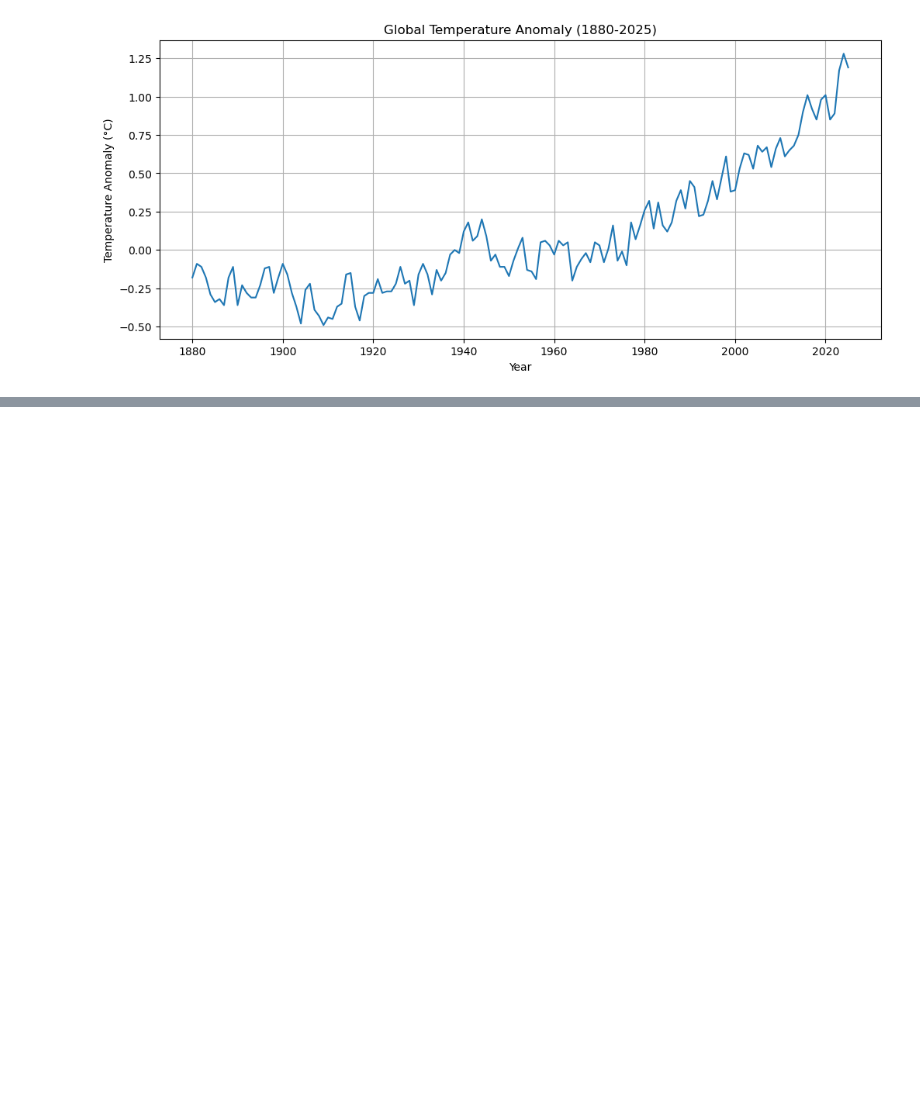
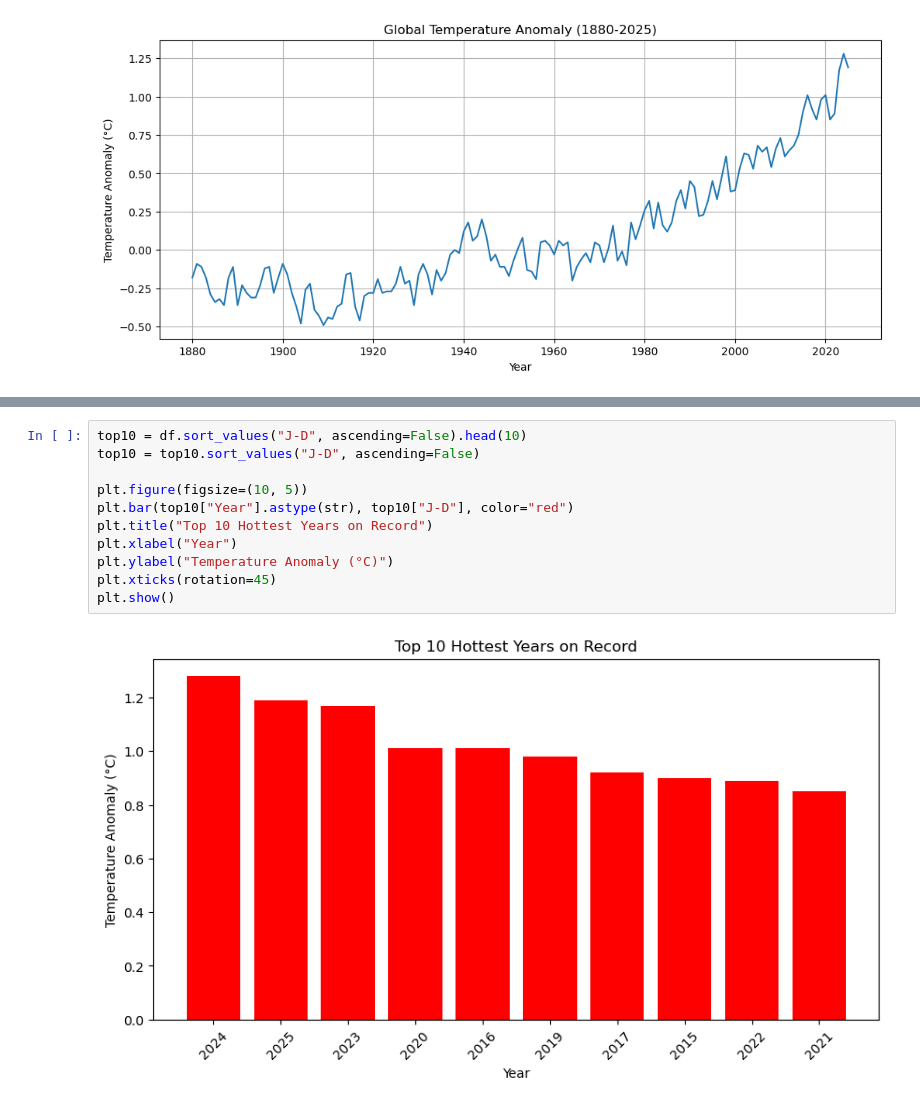
Before and after one commit to mahekshahh/climate-analysis, a Jupyter notebook: climate_analysis.ipynb, the cells around one changed output, grey strips where cells are left out. Cells and saved outputs as stored; diff of their text form; blank space fills up the shorter version.

```diff
--- a/climate_analysis.ipynb
+++ b/climate_analysis.ipynb
@@ -144,0 +176,13 @@ plt.show()
+# %%
+top10 = df.sort_values("J-D", ascending=False).head(10)
+top10 = top10.sort_values("J-D", ascending=False)
+
+plt.figure(figsize=(10, 5))
+plt.bar(top10["Year"].astype(str), top10["J-D"], color="red")
+plt.title("Top 10 Hottest Years on Record")
+plt.xlabel("Year")
+plt.ylabel("Temperature Anomaly (°C)")
+plt.xticks(rotation=45)
+plt.show()
+# %% [output]
+[figure, added]
```
Also changed, not shown: parts of 2 cells of this notebook, 2 other files.
